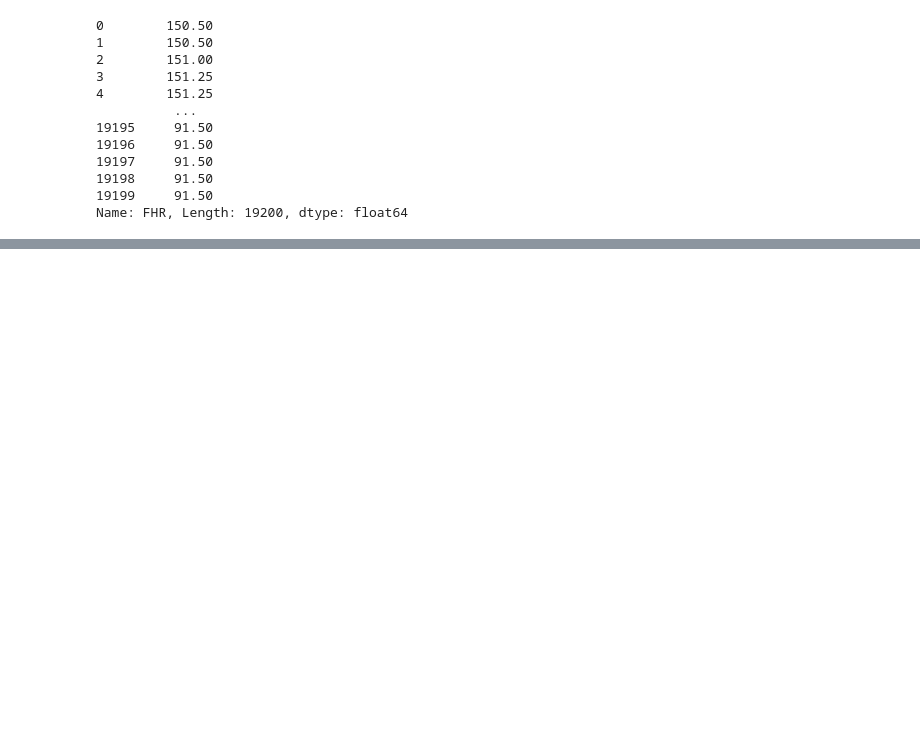
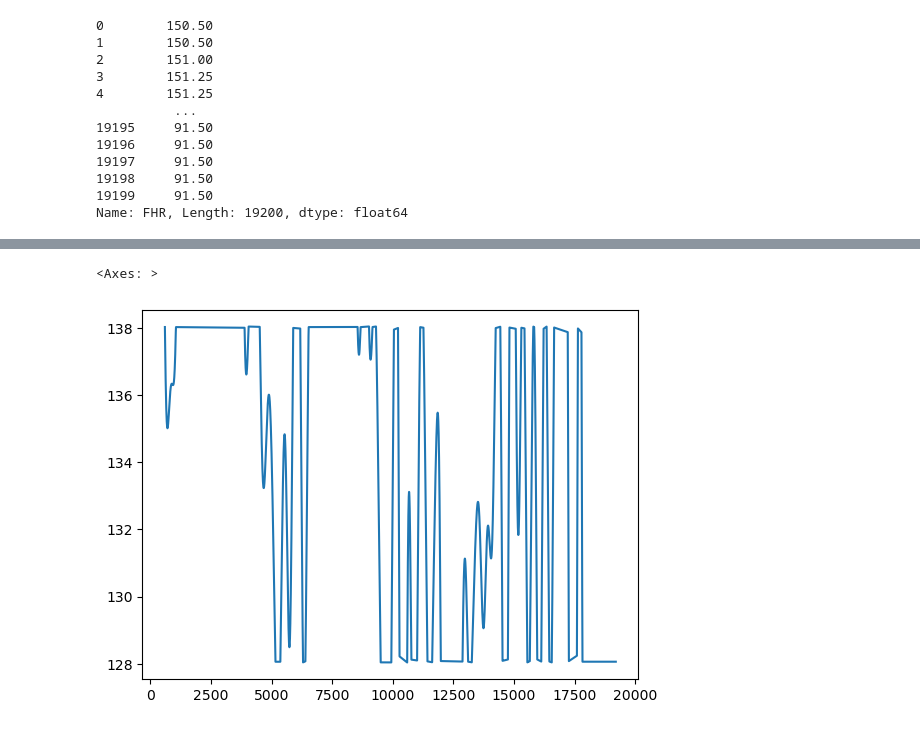
Before and after one commit to birth-outcomes/ctg_exploratory, a Jupyter notebook: 12_feature_extraction.ipynb, the cells around one changed output, grey strips where cells are left out. Drawn from its saved outputs; the diff is of its cells as text; code cells hidden in the pictures; blank space fills up the shorter version.

```diff
--- a/12_feature_extraction.ipynb
+++ b/12_feature_extraction.ipynb
@@ -164,0 +244,14 @@ Name: FHR, Length: 19200, dtype: float64
+# %%
+# Find initial baseline
+baseline = coarse.mean()
+
+# Set to NaN if +- 5pm from that baseline
+coarse[coarse < baseline-5] = np.nan
+coarse[coarse > baseline+5] = np.nan
+
+# Replace missing values using linear interpolation
+new_sig = pd.Series(coarse).interpolate(method='linear')
+new_sig.plot()
+# %% [output]
+<Axes: >
+[figure, added]
```
Also changed, not shown: parts of 16 cells of this notebook.
